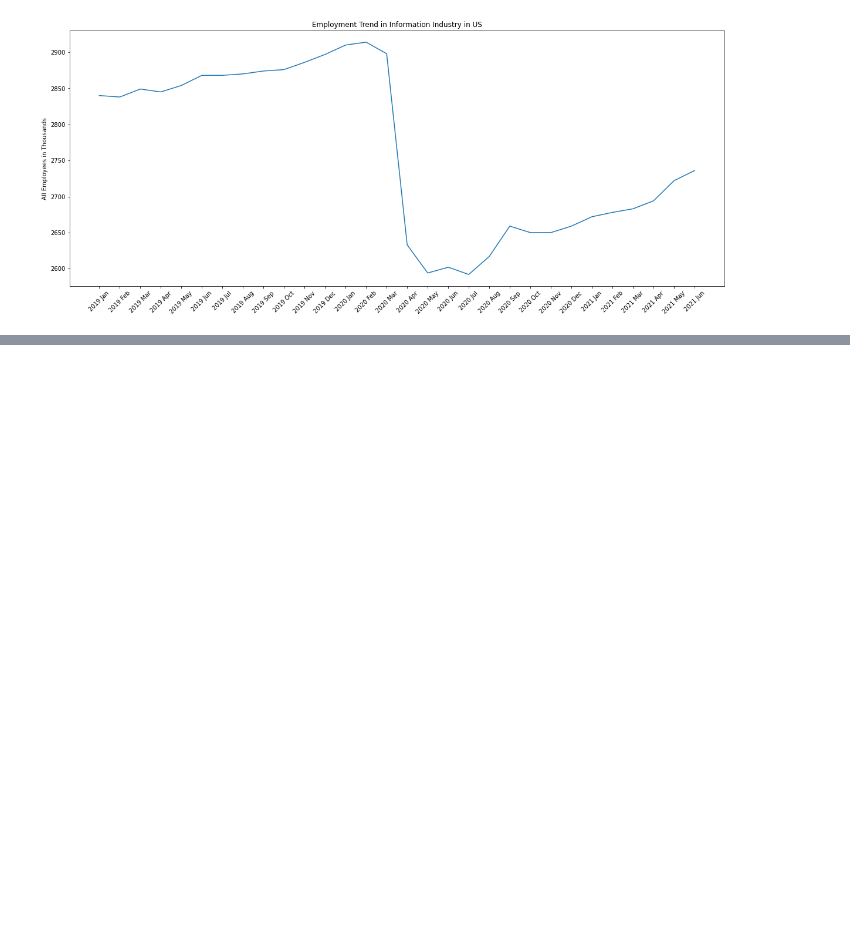
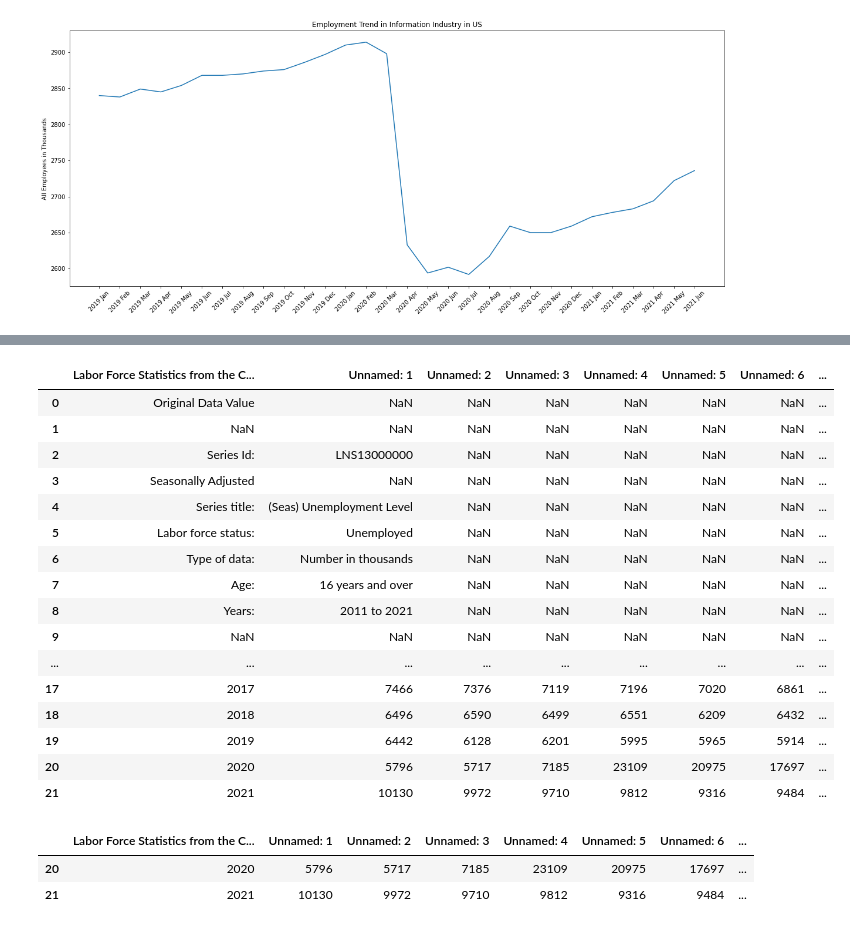
Before and after one commit to meetk5/Team-Project1, a Jupyter notebook: EmploymentAnalysis.ipynb, the cells around one changed output, grey strips where cells are left out. Cells and saved outputs as stored; diff of their text form; code cells hidden in the pictures; blank space fills up the shorter version.

```diff
--- a/EmploymentAnalysis.ipynb
+++ b/EmploymentAnalysis.ipynb
@@ -242,0 +268,32 @@ plt.legend(["Food Industry","Education & Health Industry","Government Services",
+# %%
+filepath = "Data/TotalEmploymentByMonth.csv"
+EmpByMonth_table = pd.read_csv(filepath)
+EmpByMonth_table
+# %% [output]
+|  | Labor Force Statistics from the C... | Unnamed: 1 | Unnamed: 2 | Unnamed: 3 | Unnamed: 4 | Unnamed: 5 | Unnamed: 6 | ... |
+| 0 | Original Data Value | NaN | NaN | NaN | NaN | NaN | NaN | ... |
+| 1 | NaN | NaN | NaN | NaN | NaN | NaN | NaN | ... |
+| 2 | Series Id: | LNS13000000 | NaN | NaN | NaN | NaN | NaN | ... |
+| 3 | Seasonally Adjusted | NaN | NaN | NaN | NaN | NaN | NaN | ... |
+| 4 | Series title: | (Seas) Unemployment Level | NaN | NaN | NaN | NaN | NaN | ... |
+| 5 | Labor force status: | Unemployed | NaN | NaN | NaN | NaN | NaN | ... |
+| 6 | Type of data: | Number in thousands | NaN | NaN | NaN | NaN | NaN | ... |
+| 7 | Age: | 16 years and over | NaN | NaN | NaN | NaN | NaN | ... |
+| 8 | Years: | 2011 to 2021 | NaN | NaN | NaN | NaN | NaN | ... |
+| 9 | NaN | NaN | NaN | NaN | NaN | NaN | NaN | ... |
+| ... | ... | ... | ... | ... | ... | ... | ... | ... |
+| 17 | 2017 | 7466 | 7376 | 7119 | 7196 | 7020 | 6861 | ... |
+| 18 | 2018 | 6496 | 6590 | 6499 | 6551 | 6209 | 6432 | ... |
+| 19 | 2019 | 6442 | 6128 | 6201 | 5995 | 5965 | 5914 | ... |
+| 20 | 2020 | 5796 | 5717 | 7185 | 23109 | 20975 | 17697 | ... |
+| 21 | 2021 | 10130 | 9972 | 9710 | 9812 | 9316 | 9484 | ... |
+# %%
+#EmpByMonth_table = EmpByMonth_table.drop([0,1,2,3,4,5,6,7,8,9,10,11,12,13,14,15,16,17,18],axis = 0)
+#EmpByMonth_table = EmpByMonth_table.drop([0:9])
+Filtered_EmpByMonth = EmpByMonth_table.loc[20:21]
+#EmpByMonth_table
+Filtered_EmpByMonth
+# %% [output]
+|  | Labor Force Statistics from the C... | Unnamed: 1 | Unnamed: 2 | Unnamed: 3 | Unnamed: 4 | Unnamed: 5 | Unnamed: 6 | ... |
+| 20 | 2020 | 5796 | 5717 | 7185 | 23109 | 20975 | 17697 | ... |
+| 21 | 2021 | 10130 | 9972 | 9710 | 9812 | 9316 | 9484 | ... |
```
Also changed, not shown: parts of 7 cells of this notebook, 14 other files.
